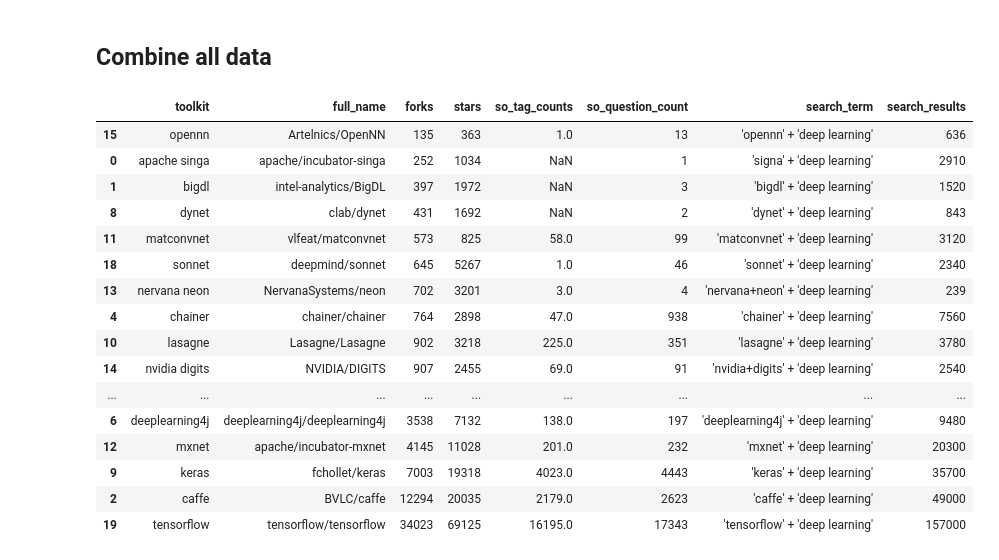
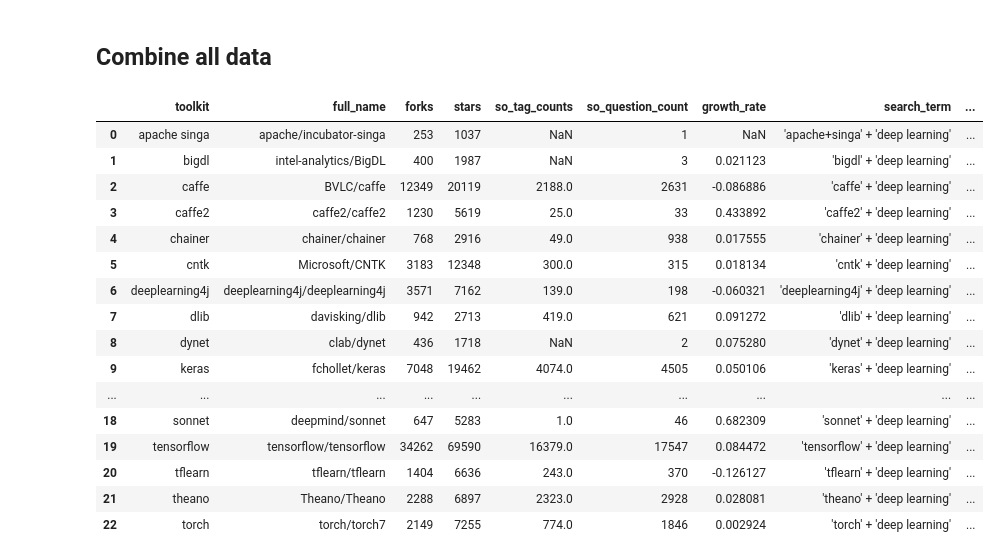
Before and after one commit to thedataincubator/data-science-blogs, a Jupyter notebook: code/make_DL_libraries_data.ipynb, the cells around one changed output. Drawn from its saved outputs; the diff is of its cells as text; code cells hidden in the pictures.

Commit message:
DL blog
edited and added growth rate

```diff
--- a/code/make_DL_libraries_data.ipynb
+++ b/code/make_DL_libraries_data.ipynb
@@ -351,5 +356,0 @@ google
-# %%
-#google search for apache signa is recalculated using only signa
-res = google_search_results_count('signa', my_api_key, my_cse_id)
-google.loc[google['toolkit'] == 'apache singa', 'search_term'] = res['search_term']
-google.loc[google['toolkit'] == 'apache singa', 'search_results'] = res['search_results']
@@ -375,0 +377,4 @@ google
+# %%
+growth_rate = [res for res in (google_6mo_growth_rate(q, my_api_key, my_cse_id) for q in toolkits)
+        if res is not None]
+growthDF =  pd.DataFrame(growth_rate)[['toolkit', 'growth_rate']]
@@ -376 +401,3 @@ google
+# %%
+googleDF = growthDF.merge(resultsDF, on='toolkit', copy = False)
 # %%
@@ -379,26 +406,26 @@ google.to_csv("../data/DL_toolkits_results_google.csv", index=False)
 ## Combine all data
 # %%
 dltkDF = github.merge(so, on='toolkit', copy = False)
-dltkDF = dltkDF.merge(google, on='toolkit', copy = False)
+dltkDF = dltkDF.merge(googleDF, on='toolkit', copy = False)
 # %%
-dltkDF.sort_values('forks')
+dltkDF
 # %% [output]
-|  | toolkit | full_name | forks | stars | so_tag_counts | so_question_count | search_term | search_results |
-| 15 | opennn | Artelnics/OpenNN | 135 | 363 | 1.0 | 13 | 'opennn' + 'deep learning' | 636 |
-| 0 | apache singa | apache/incubator-singa | 252 | 1034 | NaN | 1 | 'signa' + 'deep learning' | 2910 |
-| 1 | bigdl | intel-analytics/BigDL | 397 | 1972 | NaN | 3 | 'bigdl' + 'deep learning' | 1520 |
-| 8 | dynet | clab/dynet | 431 | 1692 | NaN | 2 | 'dynet' + 'deep learning' | 843 |
-| 11 | matconvnet | vlfeat/matconvnet | 573 | 825 | 58.0 | 99 | 'matconvnet' + 'deep learning' | 3120 |
-| 18 | sonnet | deepmind/sonnet | 645 | 5267 | 1.0 | 46 | 'sonnet' + 'deep learning' | 2340 |
-| 13 | nervana neon | NervanaSystems/neon | 702 | 3201 | 3.0 | 4 | 'nervana+neon' + 'deep learning' | 239 |
-| 4 | chainer | chainer/chainer | 764 | 2898 | 47.0 | 938 | 'chainer' + 'deep learning' | 7560 |
-| 10 | lasagne | Lasagne/Lasagne | 902 | 3218 | 225.0 | 351 | 'lasagne' + 'deep learning' | 3780 |
-| 14 | nvidia digits | NVIDIA/DIGITS | 907 | 2455 | 69.0 | 91 | 'nvidia+digits' + 'deep learning' | 2540 |
-| ... | ... | ... | ... | ... | ... | ... | ... | ... |
-| 6 | deeplearning4j | deeplearning4j/deeplearning4j | 3538 | 7132 | 138.0 | 197 | 'deeplearning4j' + 'deep learning' | 9480 |
-| 12 | mxnet | apache/incubator-mxnet | 4145 | 11028 | 201.0 | 232 | 'mxnet' + 'deep learning' | 20300 |
-| 9 | keras | fchollet/keras | 7003 | 19318 | 4023.0 | 4443 | 'keras' + 'deep learning' | 35700 |
-| 2 | caffe | BVLC/caffe | 12294 | 20035 | 2179.0 | 2623 | 'caffe' + 'deep learning' | 49000 |
-| 19 | tensorflow | tensorflow/tensorflow | 34023 | 69125 | 16195.0 | 17343 | 'tensorflow' + 'deep learning' | 157000 |
+|  | toolkit | full_name | forks | stars | so_tag_counts | so_question_count | growth_rate | search_term | ... |
+| 0 | apache singa | apache/incubator-singa | 253 | 1037 | NaN | 1 | NaN | 'apache+singa' + 'deep learning' | ... |
+| 1 | bigdl | intel-analytics/BigDL | 400 | 1987 | NaN | 3 | 0.021123 | 'bigdl' + 'deep learning' | ... |
+| 2 | caffe | BVLC/caffe | 12349 | 20119 | 2188.0 | 2631 | -0.086886 | 'caffe' + 'deep learning' | ... |
+| 3 | caffe2 | caffe2/caffe2 | 1230 | 5619 | 25.0 | 33 | 0.433892 | 'caffe2' + 'deep learning' | ... |
+| 4 | chainer | chainer/chainer | 768 | 2916 | 49.0 | 938 | 0.017555 | 'chainer' + 'deep learning' | ... |
+| 5 | cntk | Microsoft/CNTK | 3183 | 12348 | 300.0 | 315 | 0.018134 | 'cntk' + 'deep learning' | ... |
+| 6 | deeplearning4j | deeplearning4j/deeplearning4j | 3571 | 7162 | 139.0 | 198 | -0.060321 | 'deeplearning4j' + 'deep learning' | ... |
+| 7 | dlib | davisking/dlib | 942 | 2713 | 419.0 | 621 | 0.091272 | 'dlib' + 'deep learning' | ... |
+| 8 | dynet | clab/dynet | 436 | 1718 | NaN | 2 | 0.075280 | 'dynet' + 'deep learning' | ... |
+| 9 | keras | fchollet/keras | 7048 | 19462 | 4074.0 | 4505 | 0.050106 | 'keras' + 'deep learning' | ... |
+| ... | ... | ... | ... | ... | ... | ... | ... | ... | ... |
+| 18 | sonnet | deepmind/sonnet | 647 | 5283 | 1.0 | 46 | 0.682309 | 'sonnet' + 'deep learning' | ... |
+| 19 | tensorflow | tensorflow/tensorflow | 34262 | 69590 | 16379.0 | 17547 | 0.084472 | 'tensorflow' + 'deep learning' | ... |
+| 20 | tflearn | tflearn/tflearn | 1404 | 6636 | 243.0 | 370 | -0.126127 | 'tflearn' + 'deep learning' | ... |
+| 21 | theano | Theano/Theano | 2288 | 6897 | 2323.0 | 2928 | 0.028081 | 'theano' + 'deep learning' | ... |
+| 22 | torch | torch/torch7 | 2149 | 7255 | 774.0 | 1846 | 0.002924 | 'torch' + 'deep learning' | ... |
 # %%
 dltkDF.to_csv("../output/deep_learning_data.csv", index=False)
```
Also changed, not shown: parts of 13 cells of this notebook, 8 other files.
